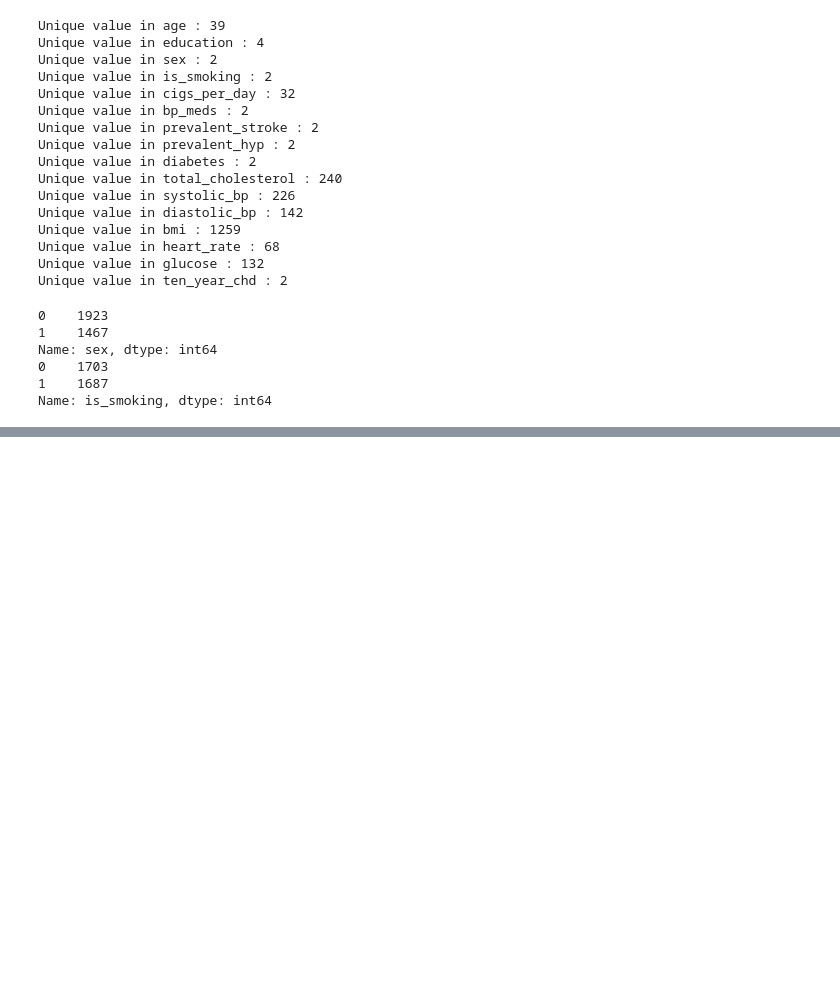
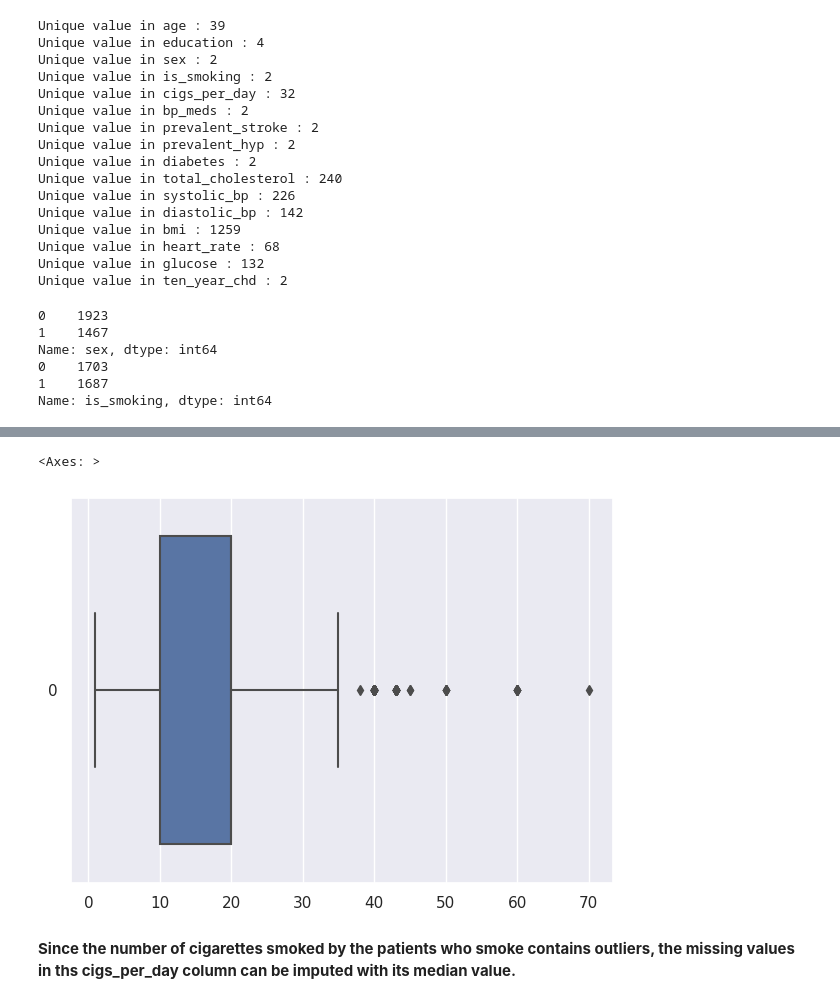
Before and after one commit to hamant-jagwan/Cardiovascular_Risk_Prediction--ML--Classification, a Jupyter notebook: Cardiovascular_Risk_Prediction.ipynb, the cells around one changed output, grey strips where cells are left out. Drawn from its saved outputs; the diff is of its cells as text; code cells hidden in the pictures; blank space fills up the shorter version.

```diff
--- a/Cardiovascular_Risk_Prediction.ipynb
+++ b/Cardiovascular_Risk_Prediction.ipynb
@@ -236,0 +345,9 @@ Name: is_smoking, dtype: int64
+# %%
+# box plot for the number of cigarettes per day for smokers (excluding non-smokers)
+plt.figure(figsize=(7,5))
+sns.boxplot(cardio_df[cardio_df['is_smoking']==1]['cigs_per_day'], orient =  "h")
+# %% [output]
+<Axes: >
+[figure, added]
+# %% [markdown]
+**Since the number of cigarettes smoked by the patients who smoke contains outliers, the missing values in ths cigs_per_day column can be imputed with its median value.**
```
Also changed, not shown: parts of 16 cells of this notebook.
